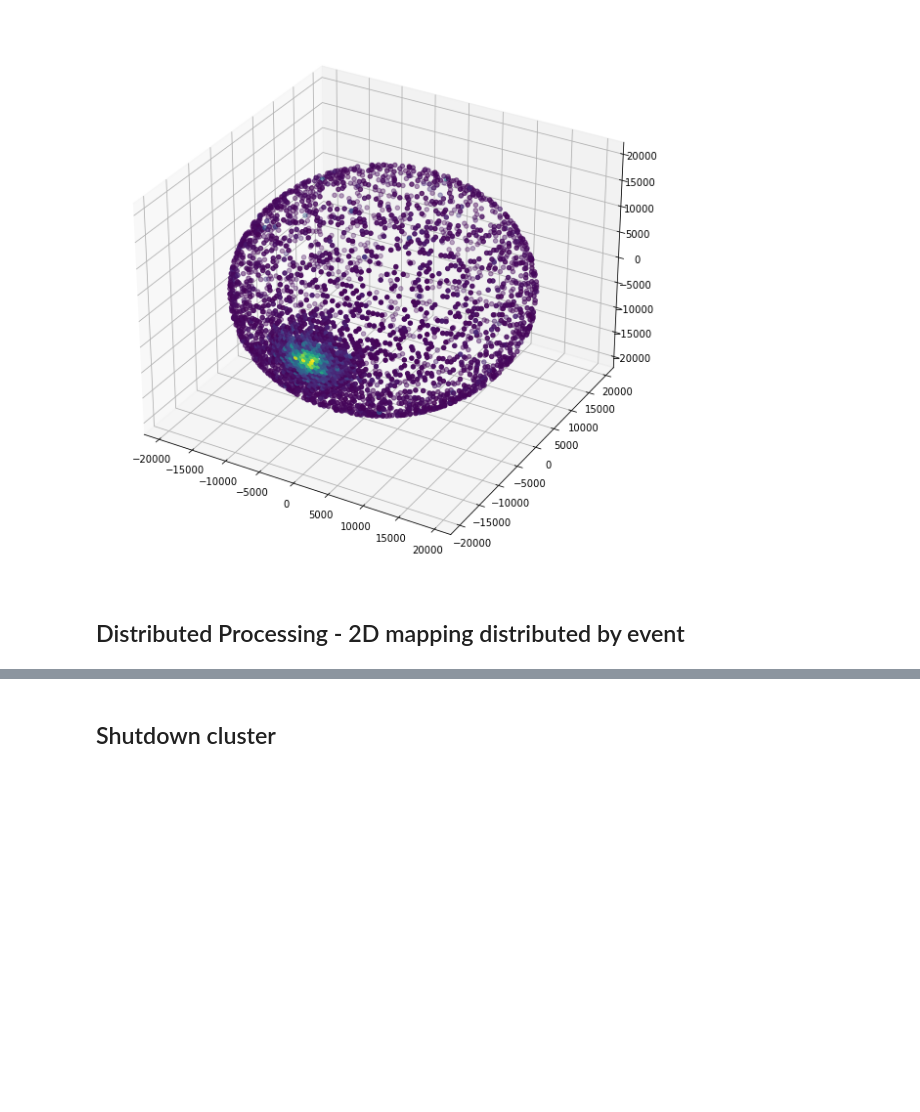
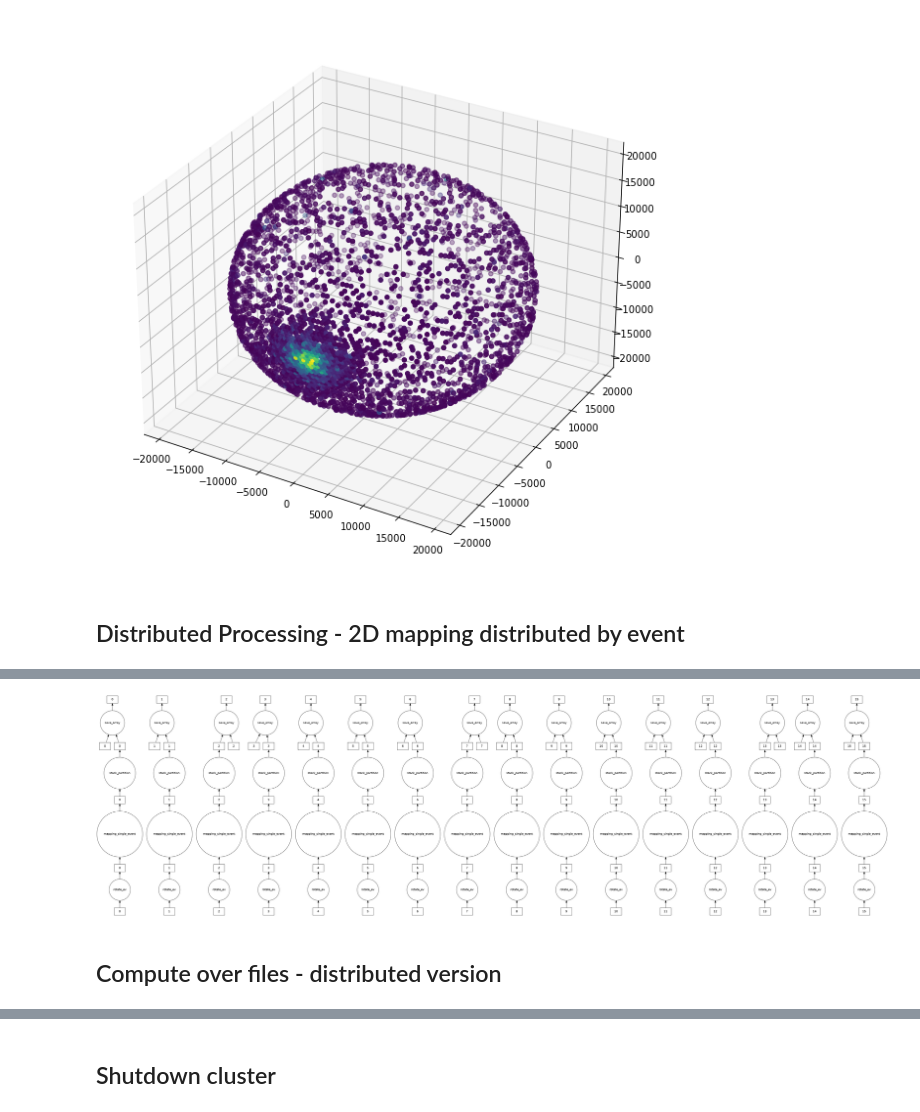
Before and after one commit to c0pp1/distributed-juno, a Jupyter notebook: cluster/cluster_mapping_new.ipynb, the cells around one changed output, grey strips where cells are left out. Drawn from its saved outputs; the diff is of its cells as text; code cells hidden in the pictures; blank space fills up the shorter version.

```diff
--- a/cluster/cluster_mapping_new.ipynb
+++ b/cluster/cluster_mapping_new.ipynb
@@ -280,28 +281,51 @@ array
 # %%
 def save_partition(chunk, filename):
     array = np.stack(chunk)
-    np.save(filename[0], array)
+    np.save(filename[0], array, allow_pickle=False)
+    length = len(array)
     del array
+    del chunk
+    return length
+# %%
+def stack_partition(chunk):
+    result = np.stack(chunk)
+    del chunk
+    return result
+# %%
+def save_array(array, filename):
+    np.save(filename[0], array, allow_pickle=False)
+    length = len(array)
+    del array
+    return length
 # %%
+granular = True
+
+#lazy_loaded = [dask.delayed(load_bag)(data_folder + file_name, Nevents=None) for file_name in name_list]
 
 for file_name in name_list:
 
     # load one file
-    data_db = db.from_sequence(load_bag(data_folder + file_name, Nevents=None), npartitions=16)
+    data_db = db.from_sequence(load_bag(data_folder + file_name, Nevents=None), npartitions=n_workers)
 
     # save #npartitions processed files for each raw data file
-    ofilenames = db.from_sequence(['/root/data/test/proj_' + file_name.split('.')[0] + '.part' + str(i) for i in range(16)], npartitions=16)
+    ofilenames = db.from_sequence(['/root/data/test/proj_' + file_name.split('.')[0] + '.part' + str(i) for i in range(n_workers)], npartitions=n_workers)
+    #ofilenames = db.from_sequence(['/root/data/test/proj_' + name_list[i].split('.')[0]])
 
     rotated = db.map(rotate_ev, data_db)
 
     mapped = db.map(mapping_single_event, rotated)
 
+    if granular:
+        array = db.map_partitions(stack_partition, mapped)
+        save = db.map_partitions(save_array, array, ofilenames)
+        del array
+    else:
+        save = db.map_partitions(save_partition, mapped, ofilenames)
 
-    array = db.map_partitions(save_partition, mapped, ofilenames)
-    array.compute()
+
+    save.compute()
 
     # free RAM: have to delete all futures
-    del array
     del mapped
     del rotated
     del data_db
@@ -310,0 +337,6 @@ array = np.load('/root/data/test/proj_raw_data_train_4.part0.npy')
+# %%
+save.visualize()
+# %% [output]
+[figure, added]
+# %% [markdown]
+## Compute over files - distributed version
```
Also changed, not shown: parts of 28 cells of this notebook.
